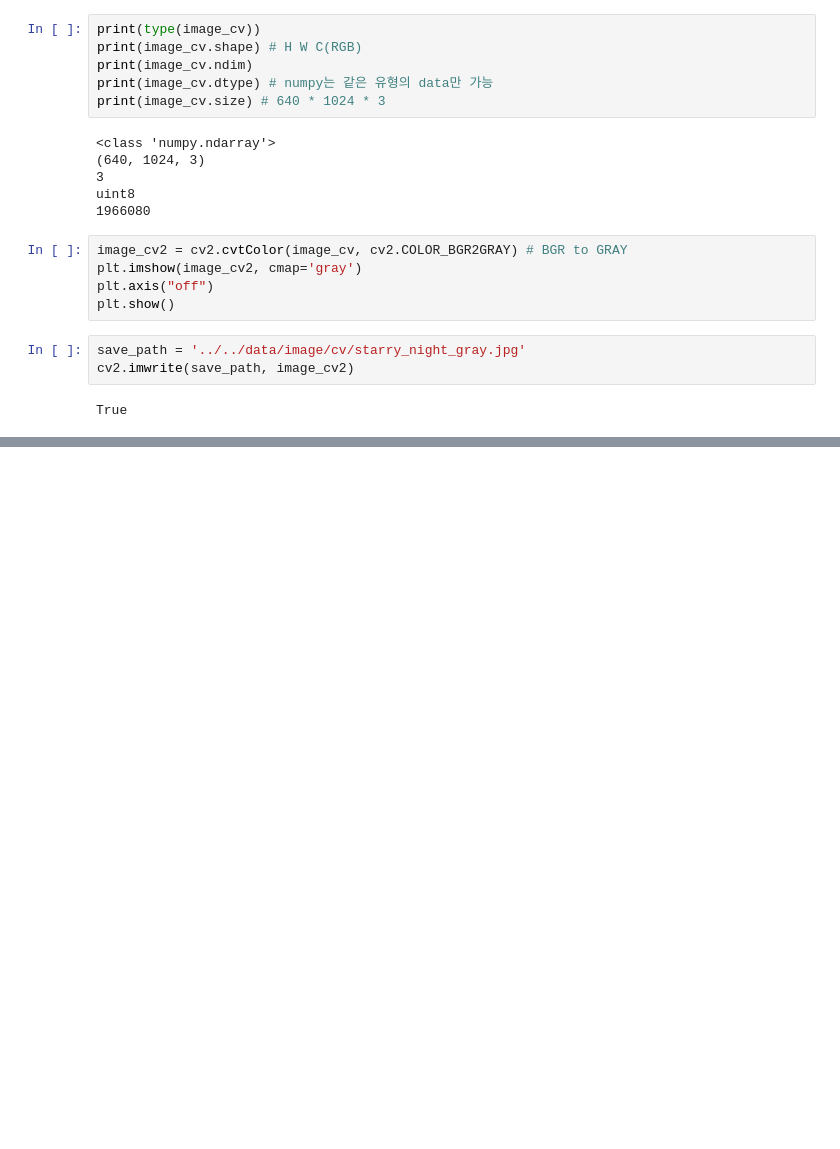
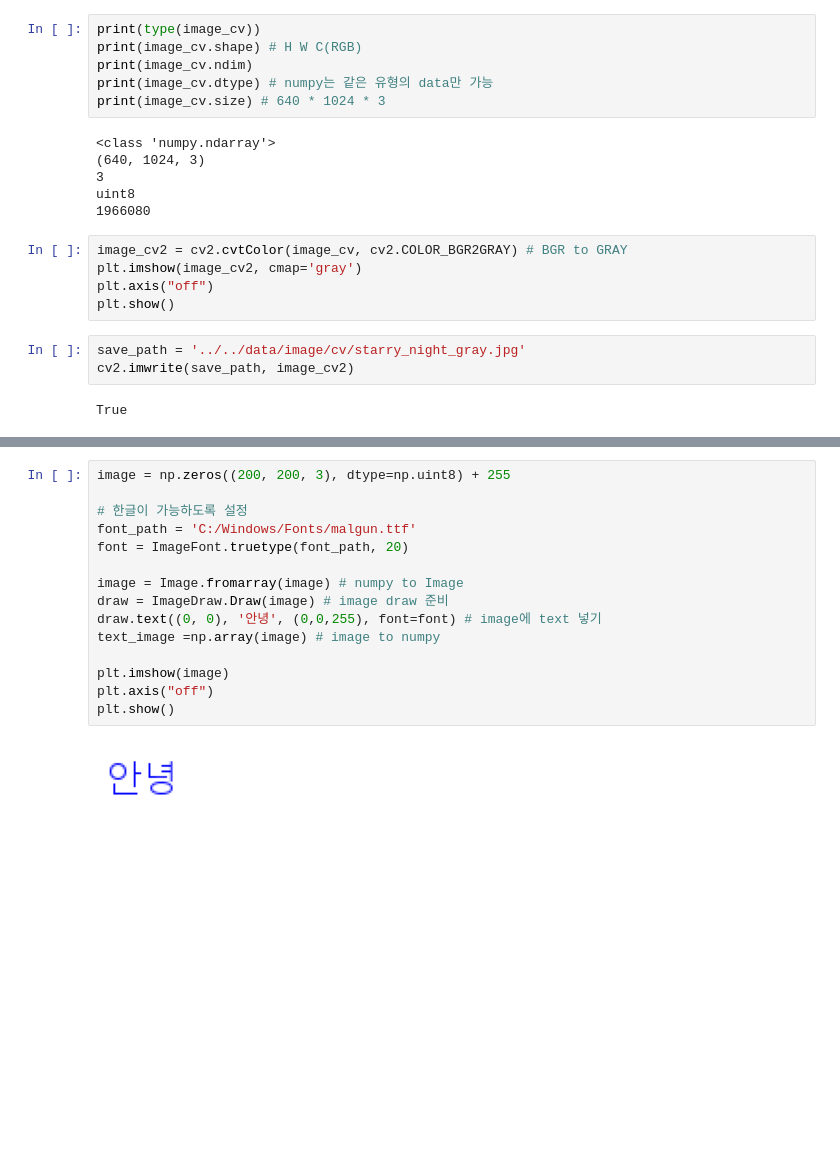
Before and after one commit to walker0625/deep-learning-models, a Jupyter notebook: models/cv/opencv.ipynb, the cells around one changed output, grey strips where cells are left out. Drawn from its saved outputs; the diff is of its cells as text; blank space fills up the shorter version.

```diff
--- a/models/cv/opencv.ipynb
+++ b/models/cv/opencv.ipynb
@@ -59,0 +100,17 @@ True
+# %%
+image = np.zeros((200, 200, 3), dtype=np.uint8) + 255
+
+# 한글이 가능하도록 설정
+font_path = 'C:/Windows/Fonts/malgun.ttf'
+font = ImageFont.truetype(font_path, 20)
+
+image = Image.fromarray(image) # numpy to Image
+draw = ImageDraw.Draw(image) # image draw 준비
+draw.text((0, 0), '안녕', (0,0,255), font=font) # image에 text 넣기
+text_image =np.array(image) # image to numpy
+
+plt.imshow(image)
+plt.axis("off")
+plt.show()
+# %% [output]
+[figure, added]
```
Also changed, not shown: parts of 18 cells of this notebook, 10 other files.
